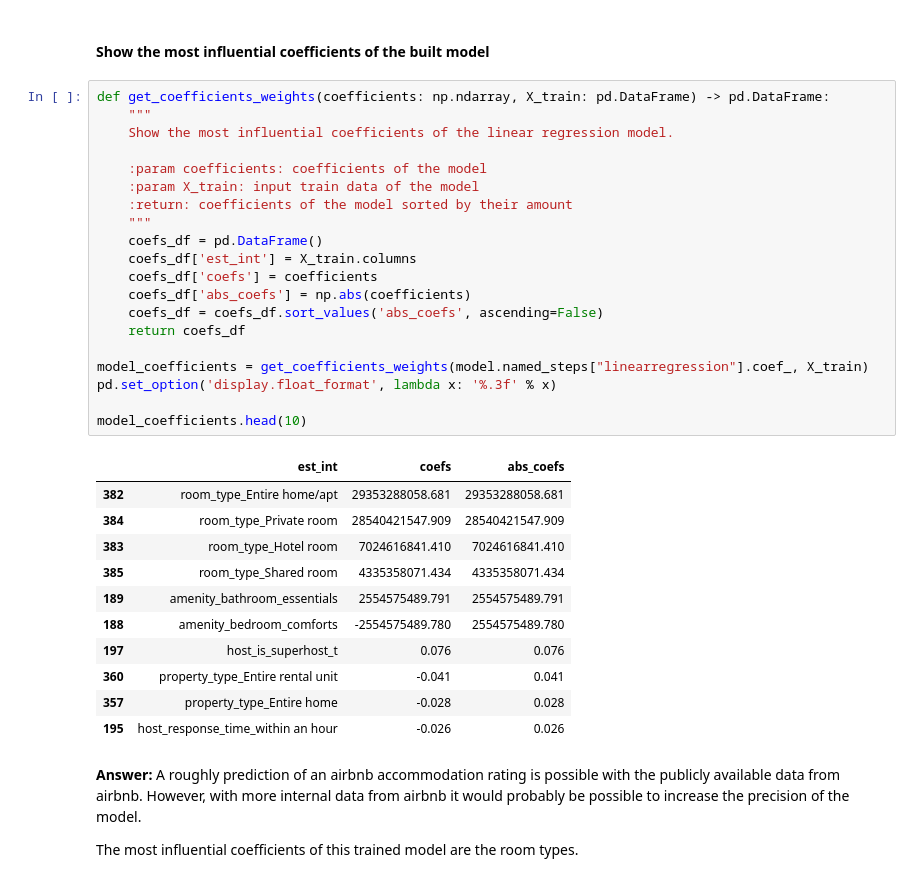
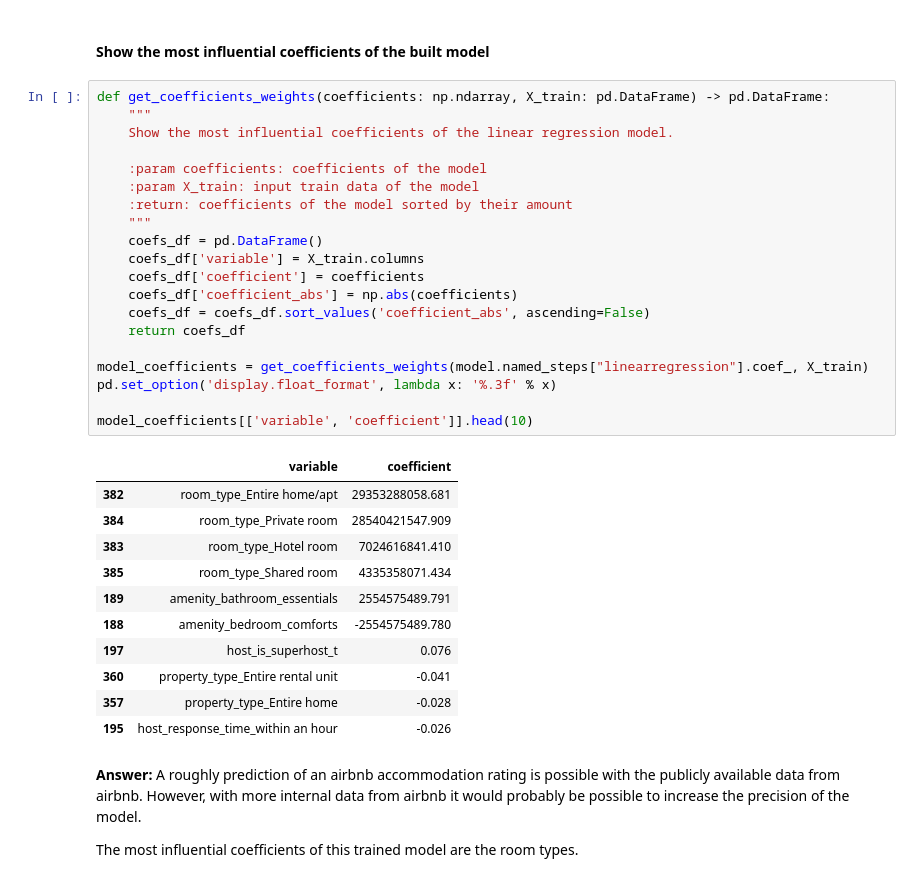
Before and after one commit to PatrickChristoph/airbnb_insights_australia, a Jupyter notebook: analysis.ipynb, the cells around one changed output. Cells and saved outputs as stored; diff of their text form.

```diff
--- a/analysis.ipynb
+++ b/analysis.ipynb
@@ -348,35 +348,35 @@ The r2 scores of the predicted ratings are 0.279 (train) and 0.277 (test).
 # %%
 def get_coefficients_weights(coefficients: np.ndarray, X_train: pd.DataFrame) -> pd.DataFrame:
     """
     Show the most influential coefficients of the linear regression model.
 
     :param coefficients: coefficients of the model
     :param X_train: input train data of the model
     :return: coefficients of the model sorted by their amount
     """
     coefs_df = pd.DataFrame()
-    coefs_df['est_int'] = X_train.columns
-    coefs_df['coefs'] = coefficients
-    coefs_df['abs_coefs'] = np.abs(coefficients)
-    coefs_df = coefs_df.sort_values('abs_coefs', ascending=False)
+    coefs_df['variable'] = X_train.columns
+    coefs_df['coefficient'] = coefficients
+    coefs_df['coefficient_abs'] = np.abs(coefficients)
+    coefs_df = coefs_df.sort_values('coefficient_abs', ascending=False)
     return coefs_df
 
 model_coefficients = get_coefficients_weights(model.named_steps["linearregression"].coef_, X_train)
 pd.set_option('display.float_format', lambda x: '%.3f' % x)
 
-model_coefficients.head(10)
+model_coefficients[['variable', 'coefficient']].head(10)
 # %% [output]
-|  | est_int | coefs | abs_coefs |
-| 382 | room_type_Entire home/apt | 29353288058.681 | 29353288058.681 |
-| 384 | room_type_Private room | 28540421547.909 | 28540421547.909 |
-| 383 | room_type_Hotel room | 7024616841.410 | 7024616841.410 |
-| 385 | room_type_Shared room | 4335358071.434 | 4335358071.434 |
-| 189 | amenity_bathroom_essentials | 2554575489.791 | 2554575489.791 |
-| 188 | amenity_bedroom_comforts | -2554575489.780 | 2554575489.780 |
-| 197 | host_is_superhost_t | 0.076 | 0.076 |
-| 360 | property_type_Entire rental unit | -0.041 | 0.041 |
-| 357 | property_type_Entire home | -0.028 | 0.028 |
-| 195 | host_response_time_within an hour | -0.026 | 0.026 |
+|  | variable | coefficient |
+| 382 | room_type_Entire home/apt | 29353288058.681 |
+| 384 | room_type_Private room | 28540421547.909 |
+| 383 | room_type_Hotel room | 7024616841.410 |
+| 385 | room_type_Shared room | 4335358071.434 |
+| 189 | amenity_bathroom_essentials | 2554575489.791 |
+| 188 | amenity_bedroom_comforts | -2554575489.780 |
+| 197 | host_is_superhost_t | 0.076 |
+| 360 | property_type_Entire rental unit | -0.041 |
+| 357 | property_type_Entire home | -0.028 |
+| 195 | host_response_time_within an hour | -0.026 |
 # %% [markdown]
 **Answer:** A roughly prediction of an airbnb accommodation rating is possible with the publicly available data from airbnb. However, with more internal data from airbnb it would probably be possible to increase the precision of the model.
 
```
Also changed, not shown: 2 other files.
